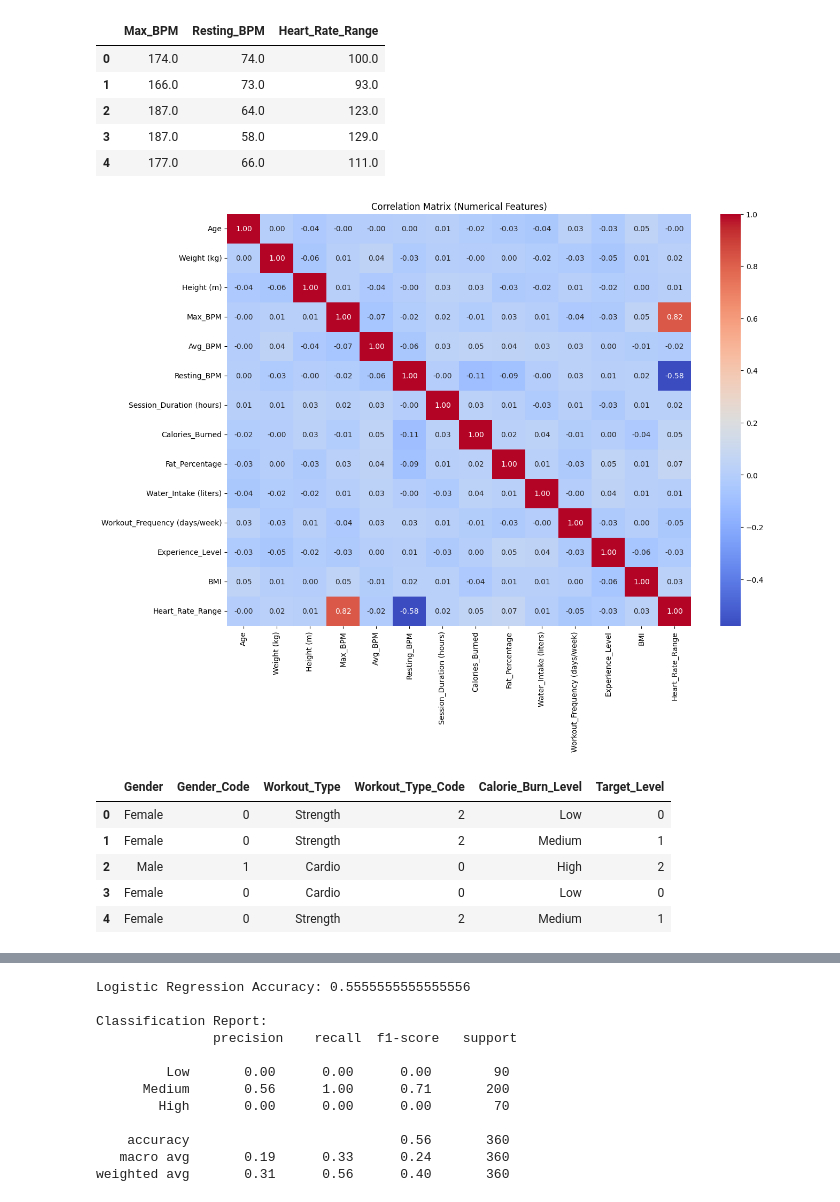
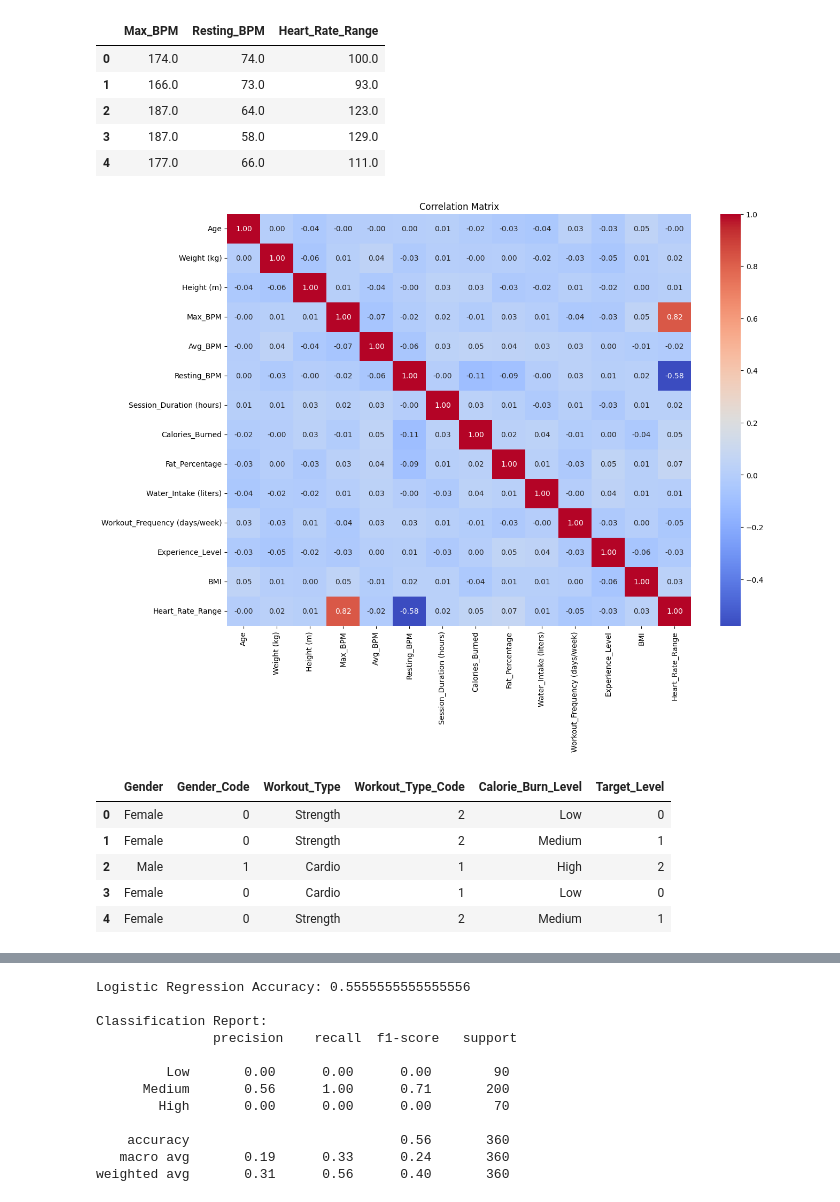
Before and after one commit to donaann84/PROJECT, a Jupyter notebook: Main_Project.ipynb, the cells around one changed output, grey strips where cells are left out. Saved outputs shown, nothing was run; the diff lists cells and outputs as text; code cells hidden in the pictures.

```diff
--- a/Main_Project.ipynb
+++ b/Main_Project.ipynb
@@ -20,8 +20,9 @@ import warnings
 warnings.filterwarnings('ignore')
 # %%
 # Load the dataset
-df = pd.read_csv('/content/gym_members_exercise_tracking_synthetic_data.csv')
+df = pd.read_csv('https://raw.githubusercontent.com/donaann84/PROJECT/refs/heads/main/gym_members_exercise_tracking_synthetic_data.csv')
+df.head()
 
-# Preview the dataset
-df.head()
+print("Dataset Shape:", df.shape)
+df.info()
 # %% [output]
@@ -142,29 +160,30 @@ df[['Max_BPM', 'Resting_BPM', 'Heart_Rate_Range']].head()
 | 3 | 187.0 | 58.0 | 129.0 |
 | 4 | 177.0 | 66.0 | 111.0 |
 # %%
-# Correlation heatmap (numerical features only)
+#EDA plot 3
 plt.figure(figsize=(14, 10))
 sns.heatmap(df.corr(numeric_only=True), annot=True, fmt=".2f", cmap='coolwarm')
-plt.title('Correlation Matrix (Numerical Features)')
+plt.title('Correlation Matrix')
 plt.show()
 # %% [output]
-[figure, old version]
+[figure, new version]
 # %%
 # Encode Gender and Workout_Type
 label_encoder = LabelEncoder()
 df['Gender_Code'] = label_encoder.fit_transform(df['Gender'])
-df['Workout_Type_Code'] = label_encoder.fit_transform(df['Workout_Type'])
 
-# Custom mapping for target variable: Low=0, Medium=1, High=2
 target_mapping = {'Low': 0, 'Medium': 1, 'High': 2}
 df['Target_Level'] = df['Calorie_Burn_Level'].map(target_mapping)
 
+explicit_map = {'HIIT':0, 'Cardio':1, 'Strength':2, 'Yoga':3}
+df['Workout_Type_Code'] = df['Workout_Type'].map(explicit_map)
+
 # Preview encoded labels
 df[['Gender', 'Gender_Code', 'Workout_Type', 'Workout_Type_Code', 'Calorie_Burn_Level', 'Target_Level']].head()
 # %% [output]
 |  | Gender | Gender_Code | Workout_Type | Workout_Type_Code | Calorie_Burn_Level | Target_Level |
 | 0 | Female | 0 | Strength | 2 | Low | 0 |
 | 1 | Female | 0 | Strength | 2 | Medium | 1 |
-| 2 | Male | 1 | Cardio | 0 | High | 2 |
-| 3 | Female | 0 | Cardio | 0 | Low | 0 |
+| 2 | Male | 1 | Cardio | 1 | High | 2 |
+| 3 | Female | 0 | Cardio | 1 | Low | 0 |
 | 4 | Female | 0 | Strength | 2 | Medium | 1 |
```
Also changed, not shown: parts of 8 cells of this notebook.
